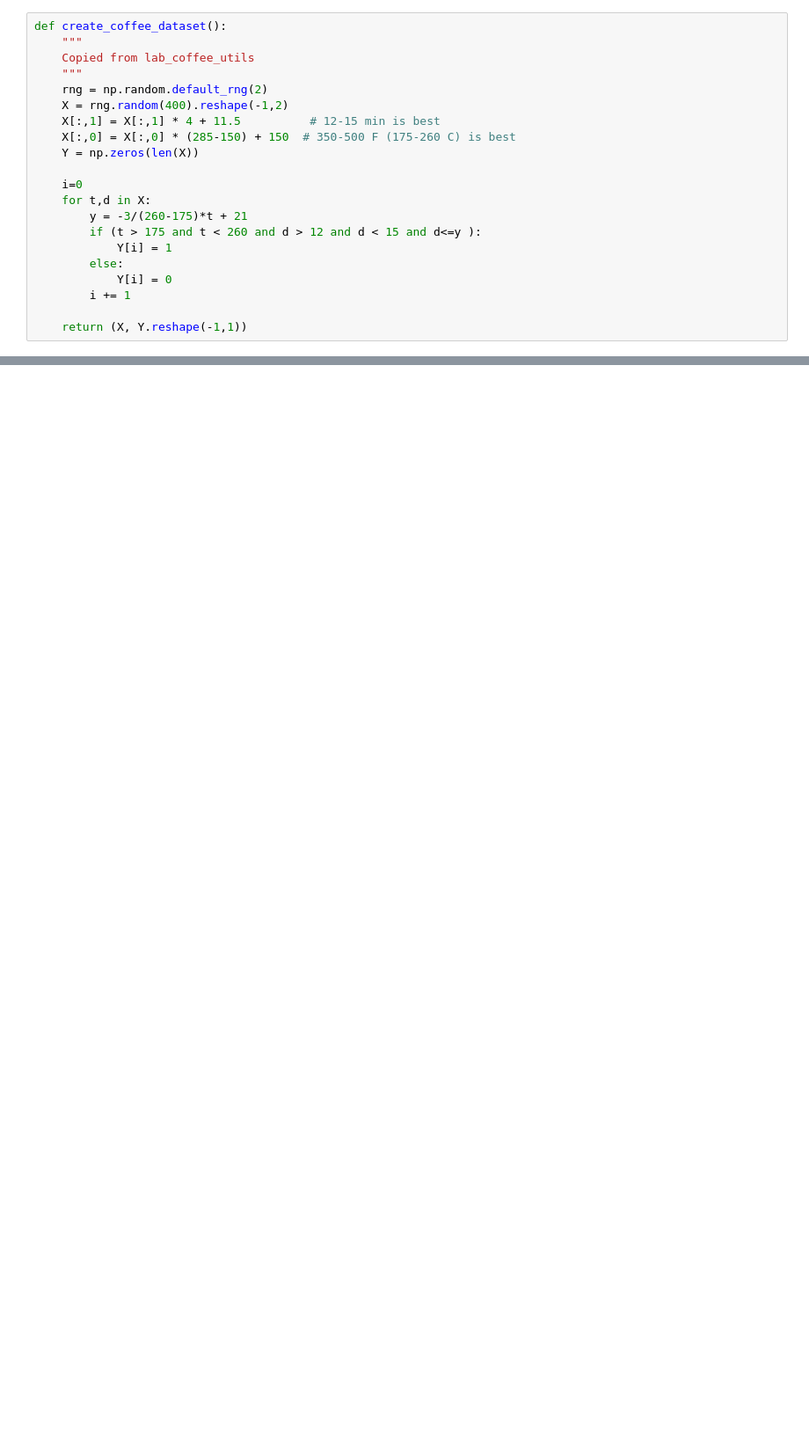
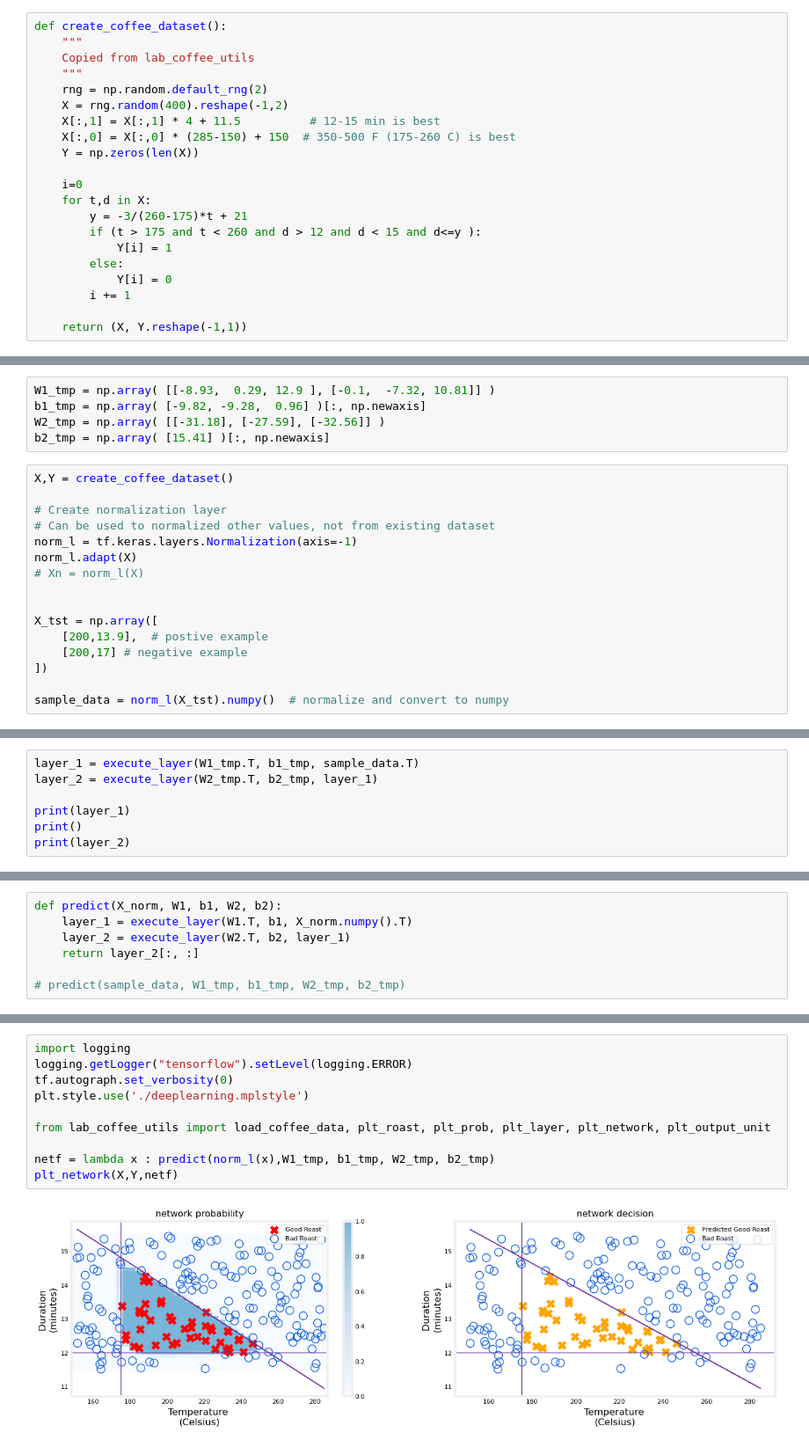
Before and after one commit to Usurer/CourseraMachineLearningAssignments, a Jupyter notebook: Advanced Algorithms/week1/coffeeRoasting.ipynb, the cells around one changed output, grey strips where cells are left out. Shown at 88% size. Drawn from its saved outputs; the diff is of its cells as text; blank space fills up the shorter version.

```diff
--- a/Advanced Algorithms/week1/coffeeRoasting.ipynb
+++ b/Advanced Algorithms/week1/coffeeRoasting.ipynb
@@ -38,0 +62,21 @@ def sigmoid(z):
+# %%
+W1_tmp = np.array( [[-8.93,  0.29, 12.9 ], [-0.1,  -7.32, 10.81]] )
+b1_tmp = np.array( [-9.82, -9.28,  0.96] )[:, np.newaxis]
+W2_tmp = np.array( [[-31.18], [-27.59], [-32.56]] )
+b2_tmp = np.array( [15.41] )[:, np.newaxis]
+# %%
+X,Y = create_coffee_dataset()
+
+# Create normalization layer
+# Can be used to normalized other values, not from existing dataset
+norm_l = tf.keras.layers.Normalization(axis=-1)
+norm_l.adapt(X)
+# Xn = norm_l(X)
+
+
+X_tst = np.array([
+    [200,13.9],  # postive example
+    [200,17] # negative example
+])
+
+sample_data = norm_l(X_tst).numpy()  # normalize and convert to numpy
@@ -38,0 +86,7 @@ def sigmoid(z):
+# %%
+layer_1 = execute_layer(W1_tmp.T, b1_tmp, sample_data.T)
+layer_2 = execute_layer(W2_tmp.T, b2_tmp, layer_1)
+
+print(layer_1)
+print()
+print(layer_2)
@@ -38,0 +99,7 @@ def sigmoid(z):
+# %%
+def predict(X_norm, W1, b1, W2, b2):
+    layer_1 = execute_layer(W1.T, b1, X_norm.numpy().T)
+    layer_2 = execute_layer(W2.T, b2, layer_1)
+    return layer_2[:, :]
+
+# predict(sample_data, W1_tmp, b1_tmp, W2_tmp, b2_tmp)
@@ -38,0 +124,12 @@ def sigmoid(z):
+# %%
+import logging
+logging.getLogger("tensorflow").setLevel(logging.ERROR)
+tf.autograph.set_verbosity(0)
+plt.style.use('./deeplearning.mplstyle')
+
+from lab_coffee_utils import load_coffee_data, plt_roast, plt_prob, plt_layer, plt_network, plt_output_unit
+
+netf = lambda x : predict(norm_l(x),W1_tmp, b1_tmp, W2_tmp, b2_tmp)
+plt_network(X,Y,netf)
+# %% [output]
+[figure, added]
```
Also changed, not shown: parts of 6 cells of this notebook, 5 other files.
